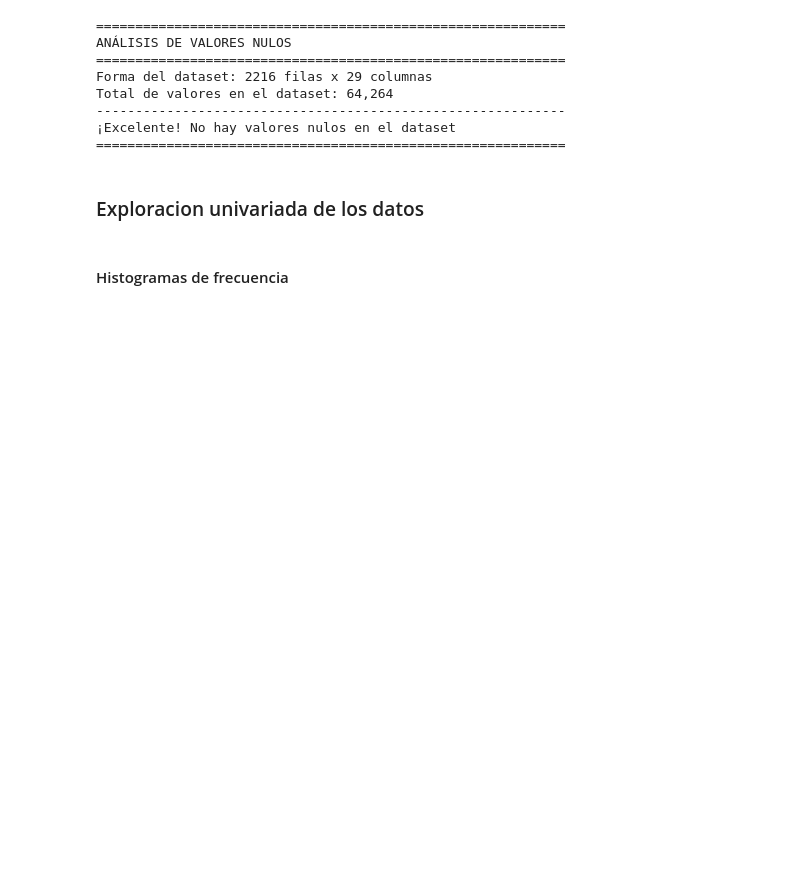
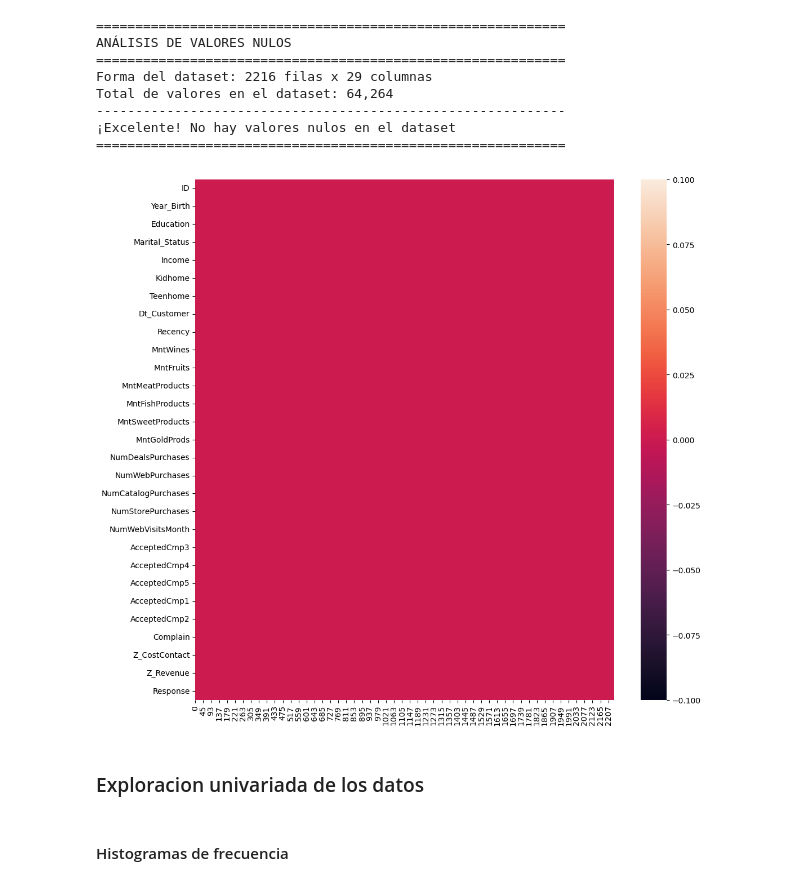
Before and after one commit to DavidBetancurRamirez/ComputacionCientifica, a Jupyter notebook: agrupamiento/caso1/caso1_agrupamiento.ipynb, the cells around one changed output. Saved outputs shown, nothing was run; the diff lists cells and outputs as text; code cells hidden in the pictures; blank space fills up the shorter version.

```diff
--- a/agrupamiento/caso1/caso1_agrupamiento.ipynb
+++ b/agrupamiento/caso1/caso1_agrupamiento.ipynb
@@ -203,6 +215,12 @@ Total de valores en el dataset: 64,264
 ------------------------------------------------------------
 ¡Excelente! No hay valores nulos en el dataset
 ============================================================
+# %%
+plt.figure(figsize=(12, 12))
+data.isnull().transpose().pipe(lambda df: sb.heatmap(data = df))
+plt.show()
+# %% [output]
+[figure, added]
 # %% [markdown]
 ### Exploracion univariada de los datos
 # %% [markdown]
```
Also changed, not shown: parts of 46 cells of this notebook, 1 other file.
